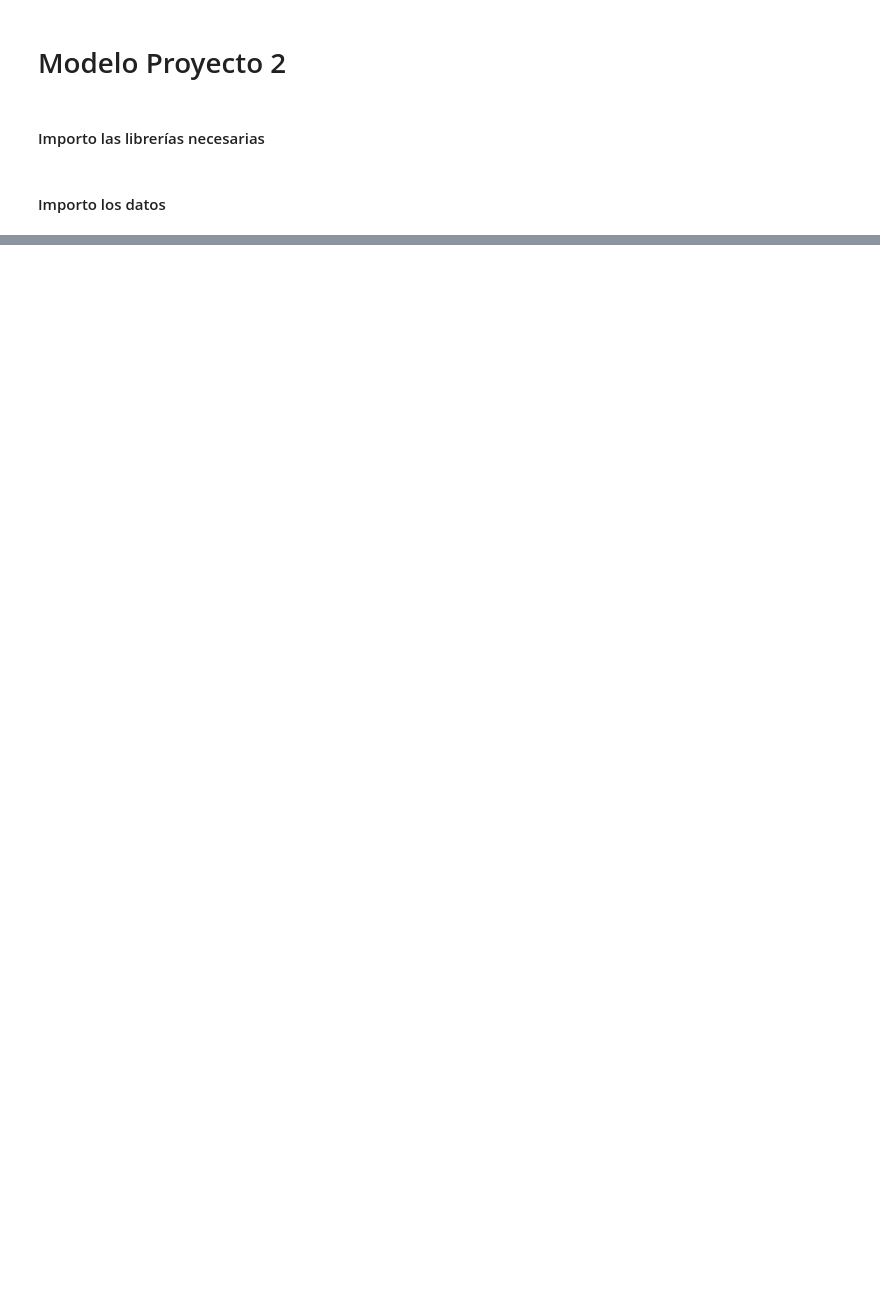
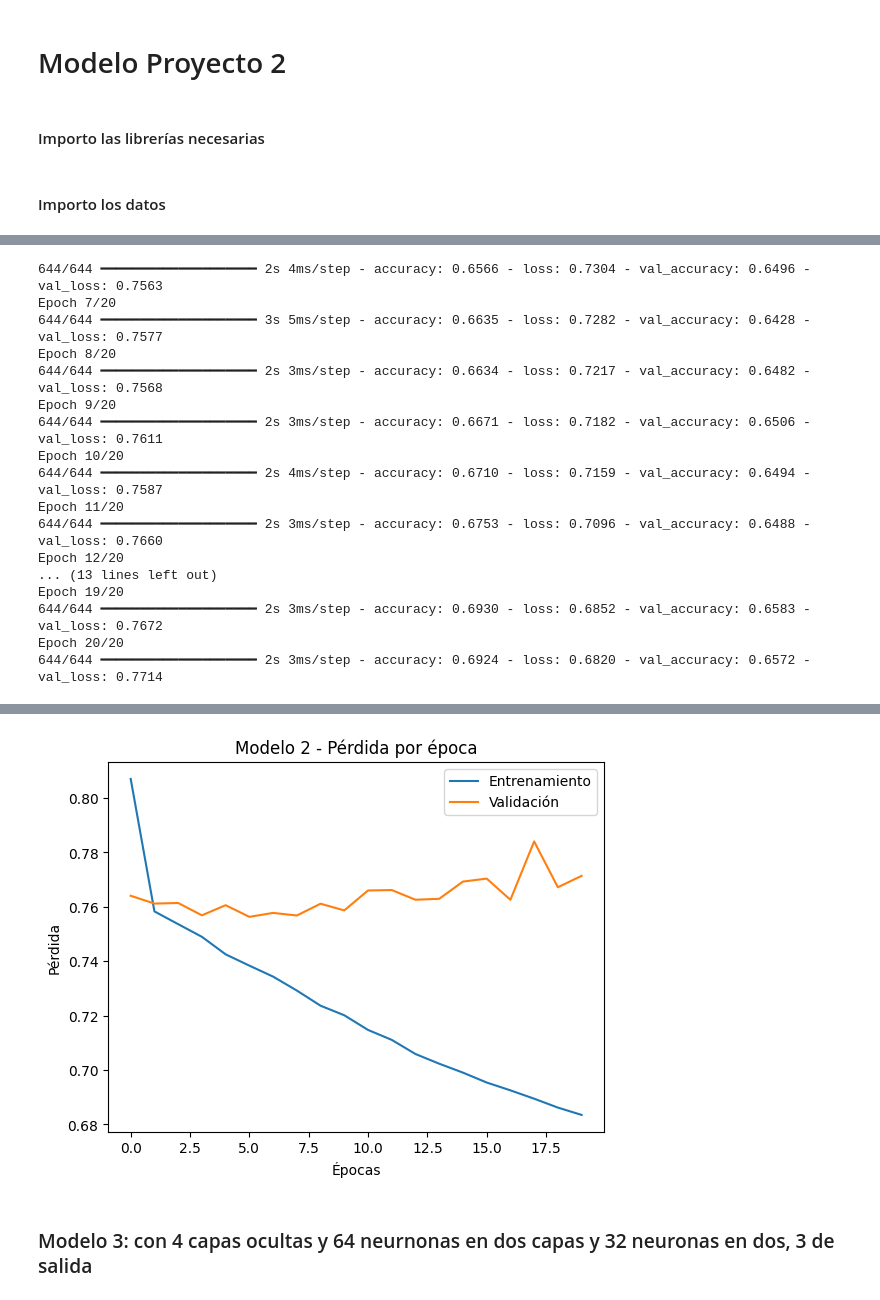
Before and after one commit to EstebanLN/Proyecto-2-Analitica-Computacional, a Jupyter notebook: Modelo/Modelo.ipynb, the cells around one changed output, grey strips where cells are left out. Cells and saved outputs as stored; diff of their text form; code cells hidden in the pictures; blank space fills up the shorter version.

Commit message:
Realización de 7 modelos distintintos. Escogí el mejor modelo y guarde

```diff
--- a/Modelo/Modelo.ipynb
+++ b/Modelo/Modelo.ipynb
@@ -48,0 +94,3 @@ test_ds = dataframe_to_dataset(test)
+# %%
+promedio_nacional = df['punt_global'].mean()
+print(f"Promedio nacional de puntaje global: {promedio_nacional:.2f}")
@@ -48,0 +101,10 @@ test_ds = dataframe_to_dataset(test)
+# %%
+def clasificar_desempeno(puntaje):
+    if puntaje < promedio_nacional * 0.9:
+        return 0  # bajo
+    elif puntaje < promedio_nacional * 1.1:
+        return 1  # medio
+    else:
+        return 2  # alto
+
+df['desempeno'] = df['punt_global'].apply(clasificar_desempeno)
@@ -48,0 +115,3 @@ test_ds = dataframe_to_dataset(test)
+# %%
+X = pd.get_dummies(df[variables_sociodemograficas])
+y = df['desempeno']
@@ -48,0 +142,4 @@ test_ds = dataframe_to_dataset(test)
+# %%
+# Configurar experimento en MLflow
+mlflow.set_experiment('Experimento con capas')
+mlflow.tensorflow.autolog()
@@ -48,0 +208,35 @@ test_ds = dataframe_to_dataset(test)
+# %%
+with mlflow.start_run(run_name='Modelo2'):
+    model2 = keras.Sequential([
+        keras.Input(shape=(train.shape[1],)),  # Capa de entrada
+        layers.Normalization(),               # Normalización
+        layers.Dense(16, activation='relu'),   # Primera capa oculta
+        layers.Dense(16, activation='relu'),   # Segunda capa oculta
+        layers.Dense(16, activation='relu'),   # Tercera capa oculta
+        layers.Dense(3, activation='softmax')  # Capa de salida
+    ])
+
+    model2.compile(
+        optimizer='adam',
+        loss='sparse_categorical_crossentropy',
+        metrics=['accuracy']
+    )
+
+    history2 = model2.fit(
+        train, y_train,
+        validation_data=(val, y_val),
+        epochs=20,
+        batch_size=32
+    )
+
+    test_loss2, test_acc2 = model2.evaluate(test, y_test)
+    mlflow.log_metric('test_accuracy', test_acc2)
+
+    plt.plot(history2.history['loss'], label='Entrenamiento')
+    plt.plot(history2.history['val_loss'], label='Validación')
+    plt.title('Modelo 2 - Pérdida por época')
+    plt.xlabel('Épocas')
+    plt.ylabel('Pérdida')
+    plt.legend()
+    plt.show()
+# %% [output]
@@ -48,0 +265,17 @@ test_ds = dataframe_to_dataset(test)
+644/644 ━━━━━━━━━━━━━━━━━━━━ 2s 4ms/step - accuracy: 0.6566 - loss: 0.7304 - val_accuracy: 0.6496 - val_loss: 0.7563
+Epoch 7/20
+644/644 ━━━━━━━━━━━━━━━━━━━━ 3s 5ms/step - accuracy: 0.6635 - loss: 0.7282 - val_accuracy: 0.6428 - val_loss: 0.7577
+Epoch 8/20
+644/644 ━━━━━━━━━━━━━━━━━━━━ 2s 3ms/step - accuracy: 0.6634 - loss: 0.7217 - val_accuracy: 0.6482 - val_loss: 0.7568
+Epoch 9/20
+644/644 ━━━━━━━━━━━━━━━━━━━━ 2s 3ms/step - accuracy: 0.6671 - loss: 0.7182 - val_accuracy: 0.6506 - val_loss: 0.7611
+Epoch 10/20
+644/644 ━━━━━━━━━━━━━━━━━━━━ 2s 4ms/step - accuracy: 0.6710 - loss: 0.7159 - val_accuracy: 0.6494 - val_loss: 0.7587
+Epoch 11/20
+644/644 ━━━━━━━━━━━━━━━━━━━━ 2s 3ms/step - accuracy: 0.6753 - loss: 0.7096 - val_accuracy: 0.6488 - val_loss: 0.7660
+Epoch 12/20
+... (13 lines left out)
+Epoch 19/20
+644/644 ━━━━━━━━━━━━━━━━━━━━ 2s 3ms/step - accuracy: 0.6930 - loss: 0.6852 - val_accuracy: 0.6583 - val_loss: 0.7672
+Epoch 20/20
+644/644 ━━━━━━━━━━━━━━━━━━━━ 2s 3ms/step - accuracy: 0.6924 - loss: 0.6820 - val_accuracy: 0.6572 - val_loss: 0.7714
@@ -48,0 +286,3 @@ test_ds = dataframe_to_dataset(test)
+[figure, added]
+# %% [markdown]
+### Modelo 3: con 4 capas ocultas y 64 neurnonas en dos capas y 32 neuronas en dos, 3 de salida
```
Also changed, not shown: parts of 30 cells of this notebook, 1 other file.
